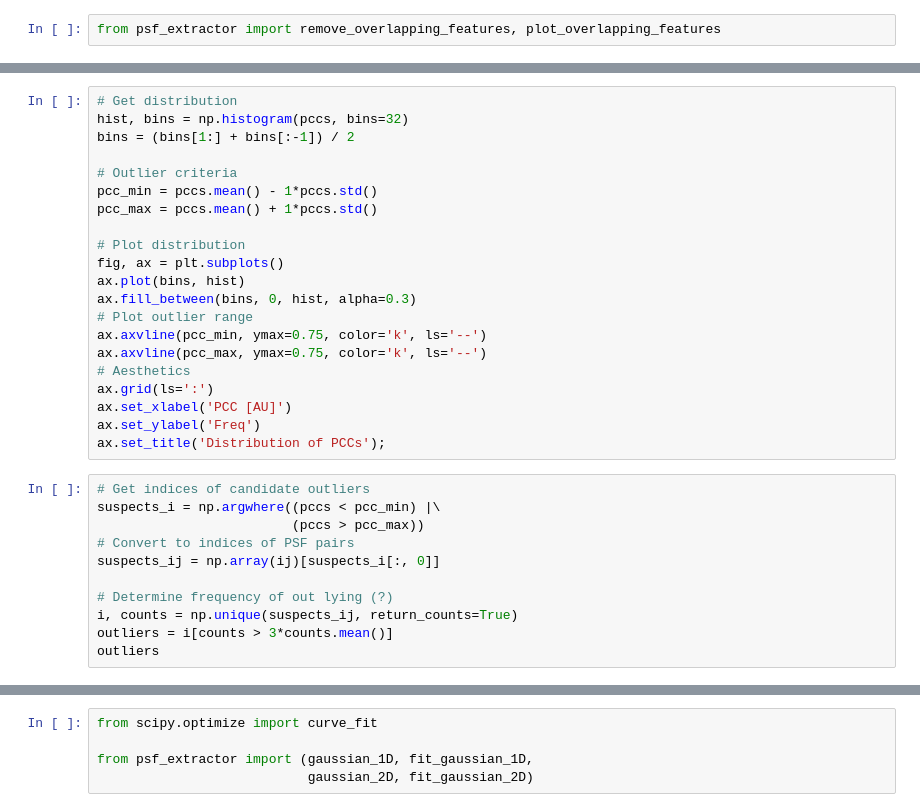
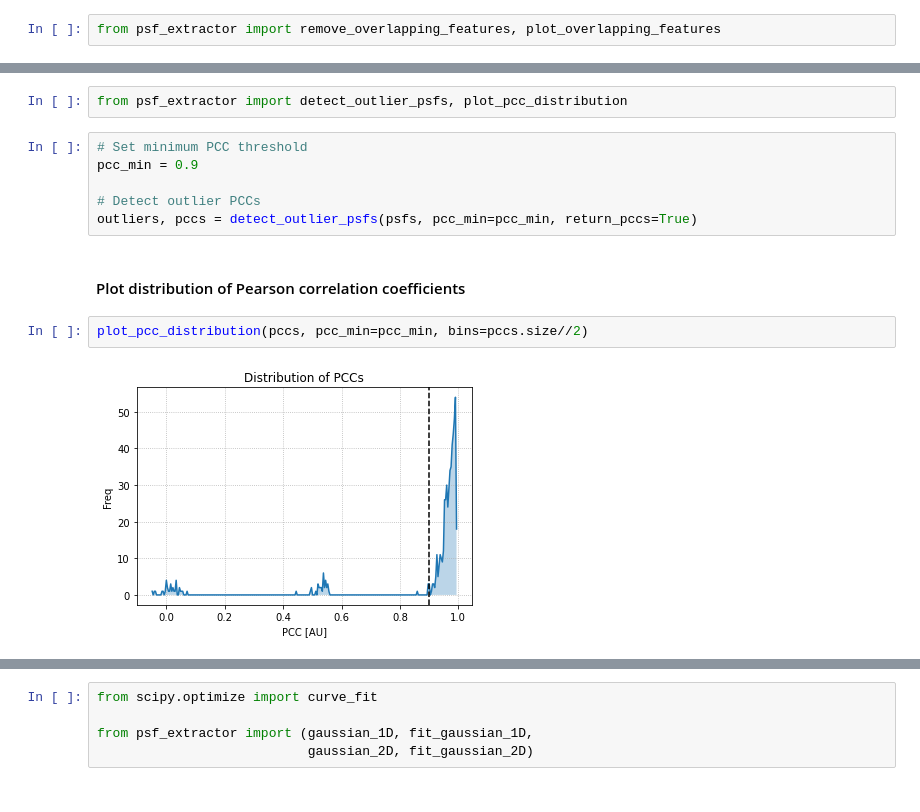
Before and after one commit to hoogenboom-group/PSF-Extractor, a Jupyter notebook: notebooks/walkthrough.ipynb, the cells around one changed output, grey strips where cells are left out. Drawn from its saved outputs; the diff is of its cells as text.

```diff
--- a/notebooks/walkthrough.ipynb
+++ b/notebooks/walkthrough.ipynb
@@ -277,33 +269,15 @@ pccs = np.array(pccs)
-# %%
-# Get distribution
-hist, bins = np.histogram(pccs, bins=32)
-bins = (bins[1:] + bins[:-1]) / 2
-
-# Outlier criteria
-pcc_min = pccs.mean() - 1*pccs.std()
-pcc_max = pccs.mean() + 1*pccs.std()
-
-# Plot distribution
-fig, ax = plt.subplots()
-ax.plot(bins, hist)
-ax.fill_between(bins, 0, hist, alpha=0.3)
-# Plot outlier range
-ax.axvline(pcc_min, ymax=0.75, color='k', ls='--')
-ax.axvline(pcc_max, ymax=0.75, color='k', ls='--')
-# Aesthetics
-ax.grid(ls=':')
-ax.set_xlabel('PCC [AU]')
-ax.set_ylabel('Freq')
-ax.set_title('Distribution of PCCs');
-# %%
-# Get indices of candidate outliers
-suspects_i = np.argwhere((pccs < pcc_min) |\
-                         (pccs > pcc_max))
-# Convert to indices of PSF pairs
-suspects_ij = np.array(ij)[suspects_i[:, 0]]
-
-# Determine frequency of out lying (?)
-i, counts = np.unique(suspects_ij, return_counts=True)
-outliers = i[counts > 3*counts.mean()]
-outliers
+# %%
+from psf_extractor import detect_outlier_psfs, plot_pcc_distribution
+# %%
+# Set minimum PCC threshold
+pcc_min = 0.9
+
+# Detect outlier PCCs
+outliers, pccs = detect_outlier_psfs(psfs, pcc_min=pcc_min, return_pccs=True)
+# %% [markdown]
+#### Plot distribution of Pearson correlation coefficients
+# %%
+plot_pcc_distribution(pccs, pcc_min=pcc_min, bins=pccs.size//2)
+# %% [output]
+[figure, added]
 # %%
```
Also changed, not shown: parts of 33 cells of this notebook.
